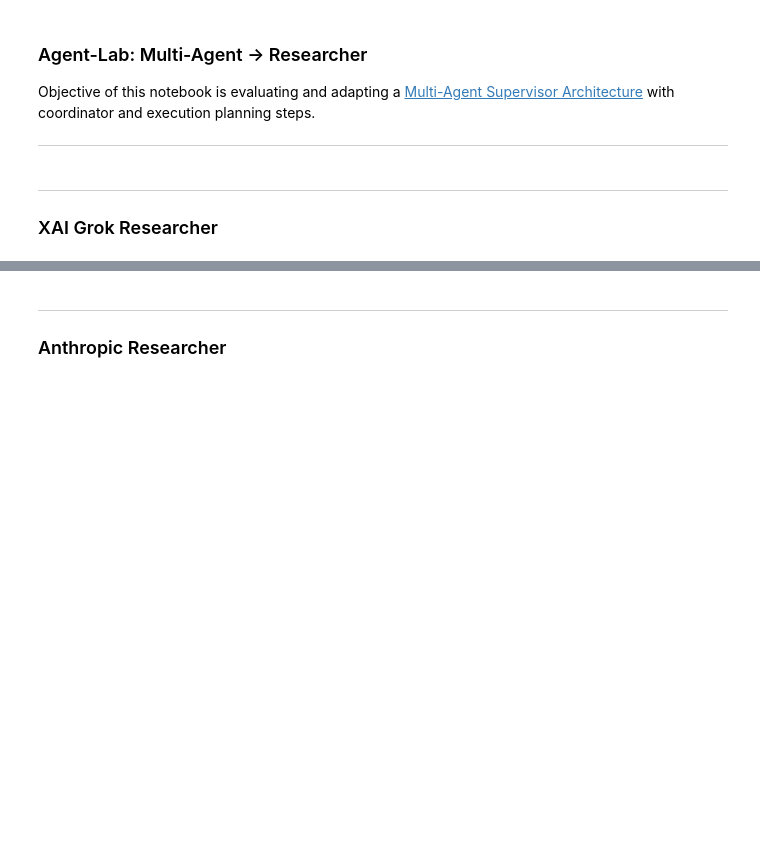
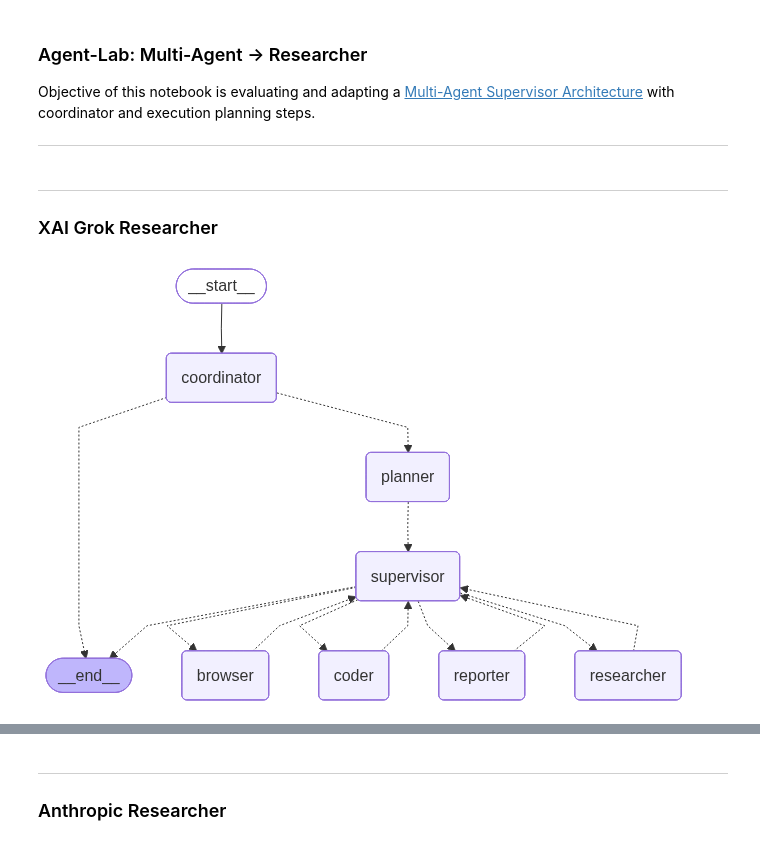
Before and after one commit to bsantanna/agent-lab, a Jupyter notebook: notebooks/06_test_agent_type-multiagent-researcher.ipynb, the cells around one changed output, grey strips where cells are left out. Cells and saved outputs as stored; diff of their text form; code cells hidden in the pictures; blank space fills up the shorter version.

```diff
--- a/notebooks/06_test_agent_type-multiagent-researcher.ipynb
+++ b/notebooks/06_test_agent_type-multiagent-researcher.ipynb
@@ -12,7 +12,6 @@ import nest_asyncio
 from IPython.display import Markdown, display
 from dotenv import load_dotenv
 from notebooks import experiment_utils
-from agent_lab.core.container import Container
 from agent_lab.interface.api.messages.schema import MessageRequest
 
 os.chdir("..")
@@ -20,9 +19,7 @@ load_dotenv()
 nest_asyncio.apply()
 
 # start dependency injection container
-container = Container()
-container.init_resources()
-container.wire(modules=[__name__])
+container = experiment_utils.bootstrap_container([__name__])
 
 # get checkpointer instance
 graph_persistence_factory = container.graph_persistence_factory()
@@ -33,11 +30,14 @@ checkpointer = graph_persistence_factory.build_checkpoint_saver()
 # %%
 # Create Workflow
 xai_agent = experiment_utils.create_xai_agent(
     agent_type="coordinator_planner_supervisor", llm_tag="grok-code-fast", api_key=os.getenv("XAI_API_KEY")
 )
-xai_research_agent = container.coordinator_planner_supervisor_agent()
+xai_research_agent = container.agent_registry().get_agent("coordinator_planner_supervisor")
 xai_workflow_builder = xai_research_agent.get_workflow_builder(xai_agent["id"])
 xai_workflow = xai_workflow_builder.compile(checkpointer=checkpointer)
+experiment_utils.print_graph(xai_workflow)
+# %% [output]
+[figure, added]
 # %%
 %%capture
 
```
Also changed, not shown: parts of 15 cells of this notebook, 17 other files.
